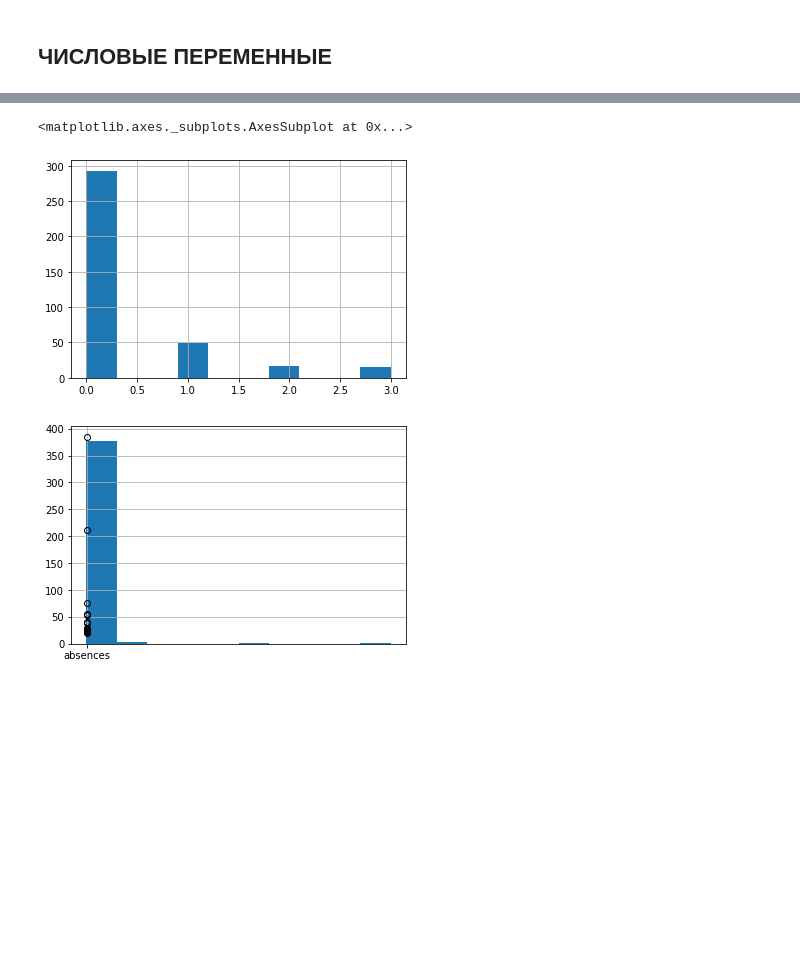
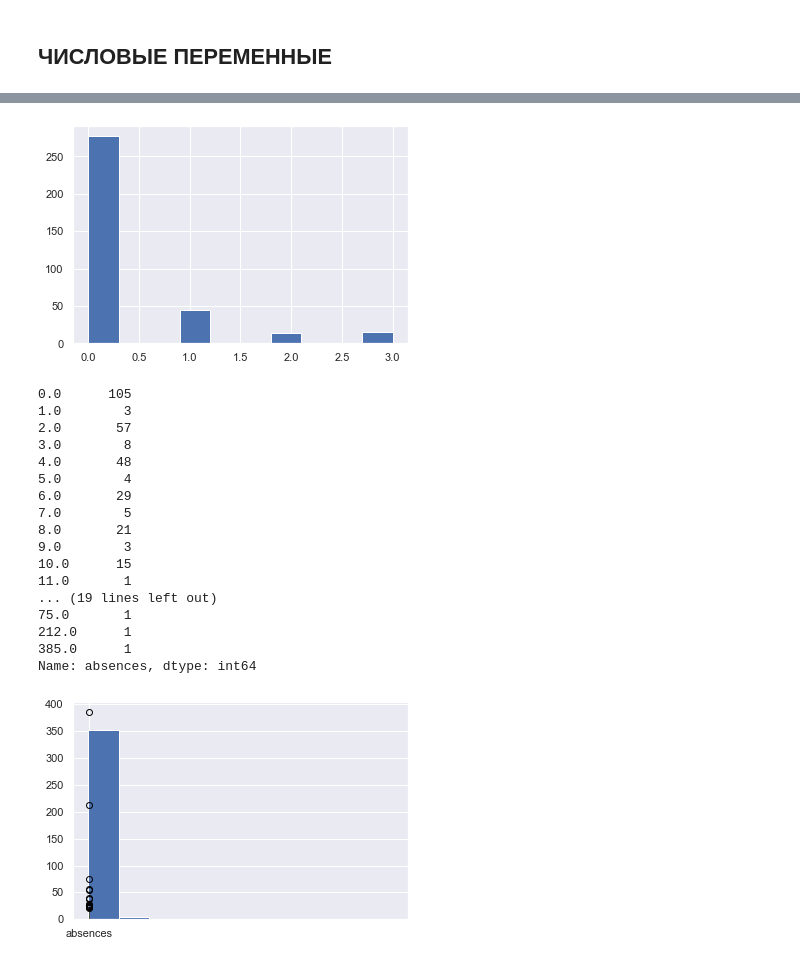
Before and after one commit to aberkoveo/skillfactory, a Jupyter notebook: Projects/Project_2/stud_math_EDA.ipynb, the cells around one changed output, grey strips where cells are left out. Cells and saved outputs as stored; diff of their text form; code cells hidden in the pictures; blank space fills up the shorter version.

Commit message:
ended_columns_check

```diff
--- a/Projects/Project_2/stud_math_EDA.ipynb
+++ b/Projects/Project_2/stud_math_EDA.ipynb
@@ -147,0 +128,3 @@ Name: age, dtype: int64
+# %%
+# удалим выброс f_edu
+data = data.loc[data.f_edu<=4]
@@ -148,11 +164,30 @@ Name: age, dtype: int64
 # %%
 # Распределение неудач студентов сильно сдвинуто в сторону отсутствия неудач
-data.failures.hist()
+data.failures.hist();
 # %% [output]
-<matplotlib.axes._subplots.AxesSubplot at 0x...>
-[figure, old version]
+[figure, new version]
 # %%
+# изучим колонку absences
 data.absences.hist()
-boxplot = data.boxplot(column=['absences'])
+data.boxplot(column=['absences'])
+# Наблюдаем сильные выбросы
+data.absences.value_counts().sort_index()
 # %% [output]
+0.0      105
+1.0        3
+2.0       57
+3.0        8
+4.0       48
+5.0        4
+6.0       29
+7.0        5
+8.0       21
+9.0        3
+10.0      15
+11.0       1
+... (19 lines left out)
+75.0       1
+212.0      1
+385.0      1
+Name: absences, dtype: int64
-[figure, old version]
+[figure, new version]
```
Also changed, not shown: parts of 21 cells of this notebook.
